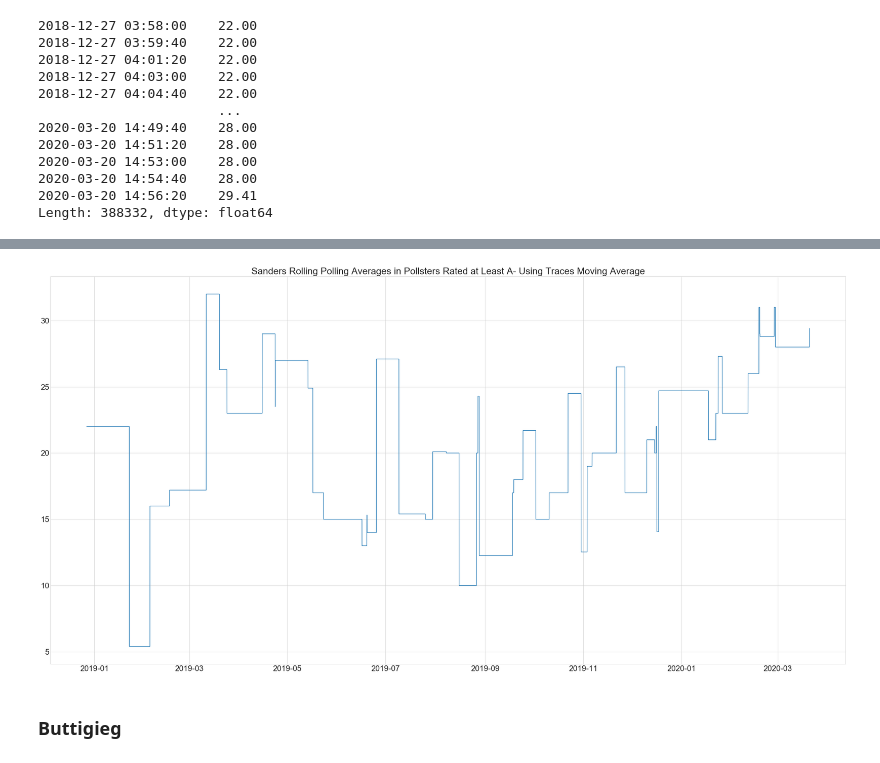
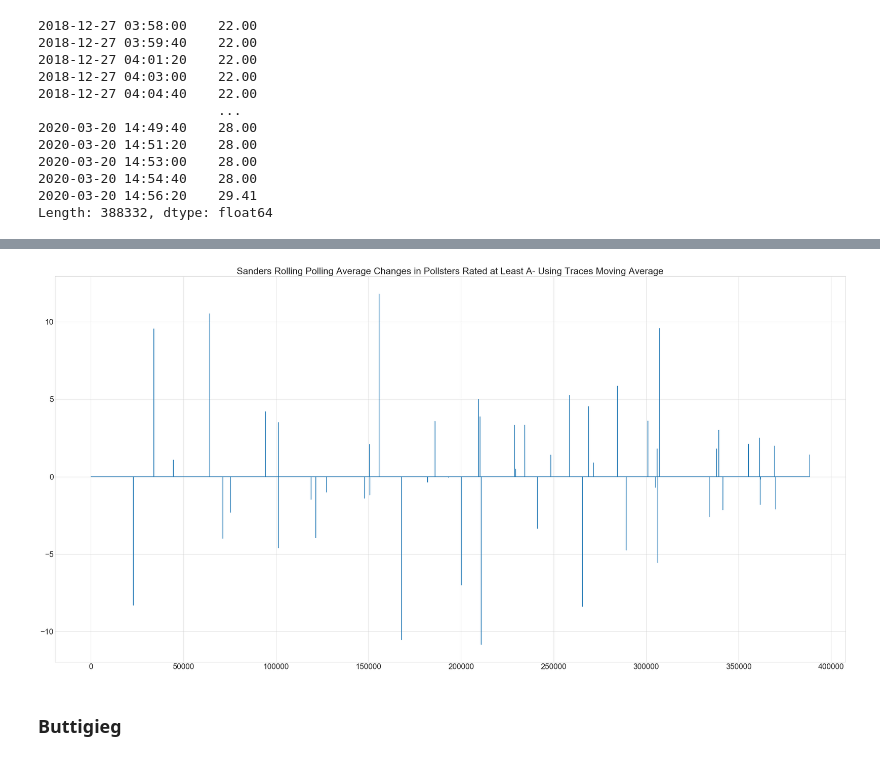
Before and after one commit to SanjithVenkatesh/538Analysis, a Jupyter notebook: PollAverages.ipynb, the cells around one changed output, grey strips where cells are left out. Cells and saved outputs as stored; diff of their text form; code cells hidden in the pictures.

```diff
--- a/PollAverages.ipynb
+++ b/PollAverages.ipynb
@@ -108,12 +117,14 @@ plt.show()
 # %%
 bidenTups = buildTuples(biden)
-ts = traces.TimeSeries(data= bidenTups)
-regularized = ts.moving_average(100, pandas=True)
-fig = plt.figure()
-#plt.rcParams.update({'font.size': 26})
-plt.plot(regularized.index, regularized.values)
-plt.rcParams['figure.figsize'] = [40, 20]
-plt.rcParams.update({'font.size': 22})
-#fig.legend([ "YouGov","SurveyUSA", "Monmouth University", "ABC News/Washington Post", "Selzer & Co.", "Muhlenberg College", "Suffolk University"])
-plt.title("Biden Rolling Polling Averages in Pollsters Rated at Least A-")
-plt.show()
+bidenTs = traces.TimeSeries(data= bidenTups)
+bidenRegularized = ts.moving_average(100, pandas=True)
+# fig = plt.figure()
+# #plt.rcParams.update({'font.size': 26})
+# plt.plot(regularized.index, regularized.values)
+# plt.rcParams['figure.figsize'] = [40, 20]
+# plt.rcParams.update({'font.size': 22})
+# plt.xlabel("Date")
+# plt.ylabel("Percentange")
+# #fig.legend([ "YouGov","SurveyUSA", "Monmouth University", "ABC News/Washington Post", "Selzer & Co.", "Muhlenberg College", "Suffolk University"])
+# plt.title("Biden Rolling Polling Averages in Pollsters Rated at Least A-")
+# plt.show()
@@ -177,14 +227,14 @@ pandas.core.series.Series
 # %%
 fig = plt.figure()
 #plt.rcParams.update({'font.size': 26})
-plt.plot(regularized.index, regularized.values)
+plt.plot(sandersPollDelta.index, sandersPollDelta.values)
 plt.rcParams['figure.figsize'] = [40, 20]
 plt.rcParams.update({'font.size': 22})
 #fig.legend([ "YouGov","SurveyUSA", "Monmouth University", "ABC News/Washington Post", "Selzer & Co.", "Muhlenberg College", "Suffolk University"])
-plt.title("Sanders Rolling Polling Averages in Pollsters Rated at Least A- Using Traces Moving Average")
+plt.title("Sanders Rolling Polling Average Changes in Pollsters Rated at Least A- Using Traces Moving Average")
 plt.show()
 # %% [output]
-[figure, old version]
+[figure, new version]
 # %% [markdown]
 ### Buttigieg
 # %%
```
Also changed, not shown: parts of 19 cells of this notebook, 2 other files.
